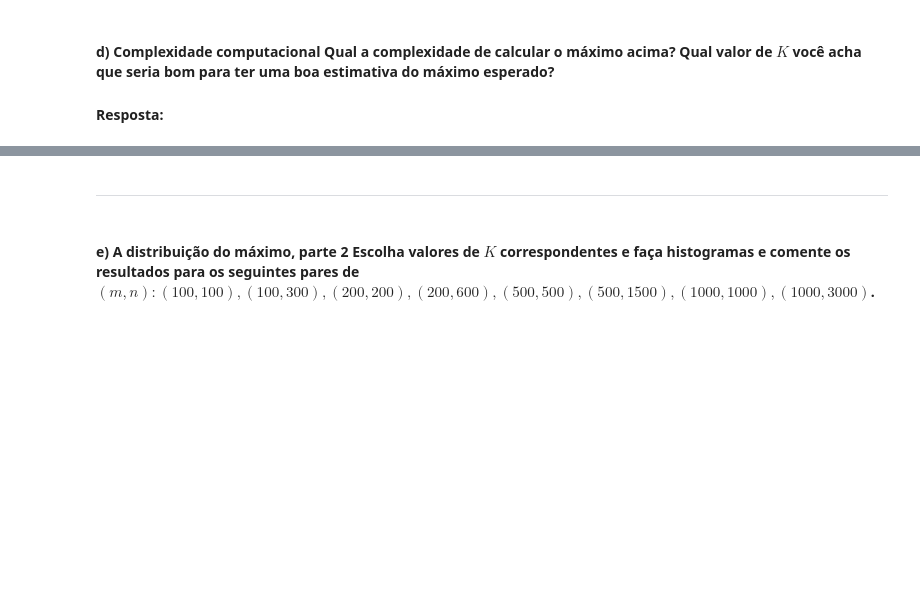
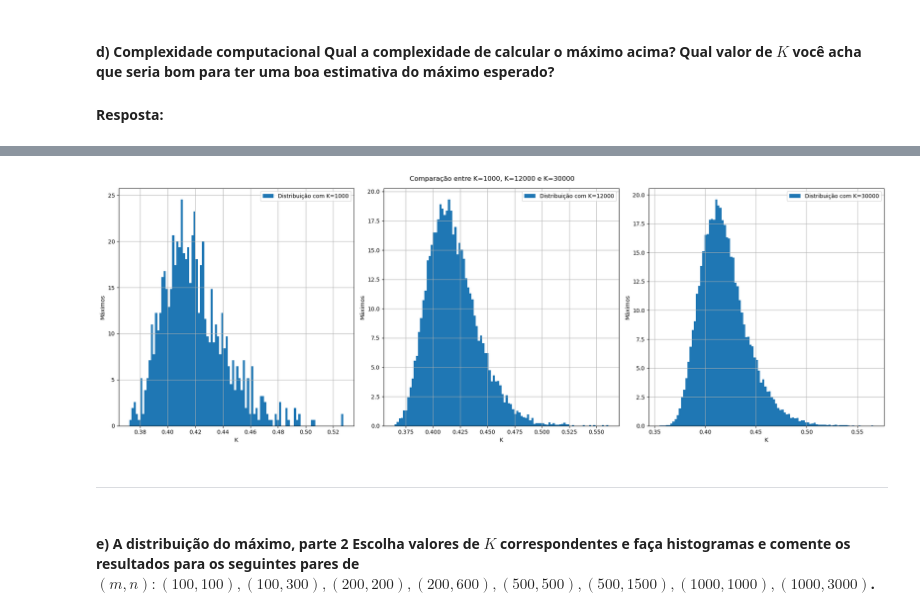
Before and after one commit to alexoliveiraFGV24/rand_nla, a Jupyter notebook: final/Projeto4.ipynb, the cells around one changed output, grey strips where cells are left out. Cells and saved outputs as stored; diff of their text form; code cells hidden in the pictures; blank space fills up the shorter version.

```diff
--- a/final/Projeto4.ipynb
+++ b/final/Projeto4.ipynb
@@ -235,3 +296,36 @@ Além disso, pesquisando algumas distribuições, encontramos uma que se parece
+# %%
+k1 = 1000
+k2 = 12000
+k3 = 30000
+maxes_vals_1000 = maxes(k1)
+maxes_vals_12000 = maxes(k2)
+maxes_vals_30000 = maxes(k3)
+
+fig, ax = plt.subplots(1, 3, figsize=(20, 7))
+
+ax[0].hist(maxes_vals_1000, label="Distribuição com K=1000", density=True, bins=100)
+ax[0].set_xlabel("K")
+ax[0].set_ylabel("Máximos")
+ax[0].grid(True)
+ax[0].legend()
+
+ax[1].hist(maxes_vals_12000, label="Distribuição com K=12000", density=True, bins=100)
+ax[1].set_xlabel("K")
+ax[1].set_ylabel("Máximos")
+ax[1].grid(True)
+ax[1].legend()
+
+ax[2].hist(maxes_vals_30000, label="Distribuição com K=30000", density=True, bins=100)
+ax[2].set_xlabel("K")
+ax[2].set_ylabel("Máximos")
+ax[2].grid(True)
+ax[2].legend()
+
+plt.suptitle("Comparação entre K=1000, K=12000 e K=30000")
+plt.tight_layout()
+plt.show()
+# %% [output]
+[figure, added]
 # %% [markdown]
 ---
 # %% [markdown]
```
Also changed, not shown: parts of 8 cells of this notebook.
